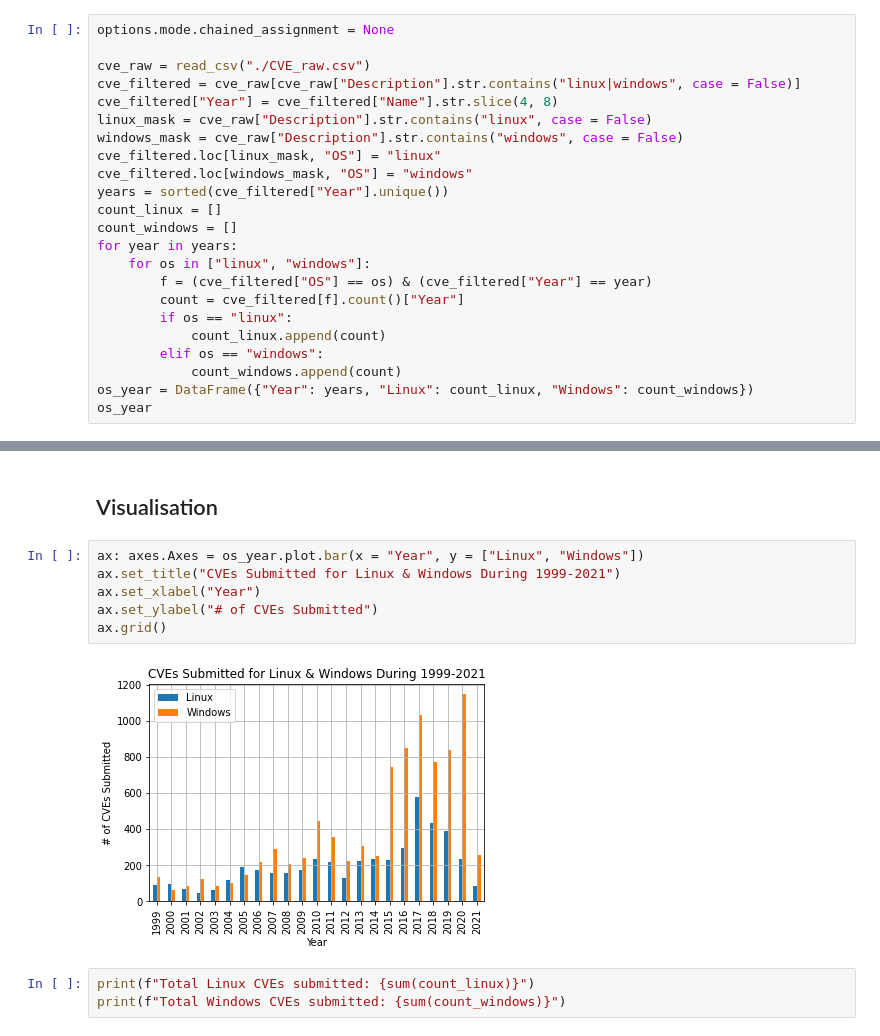
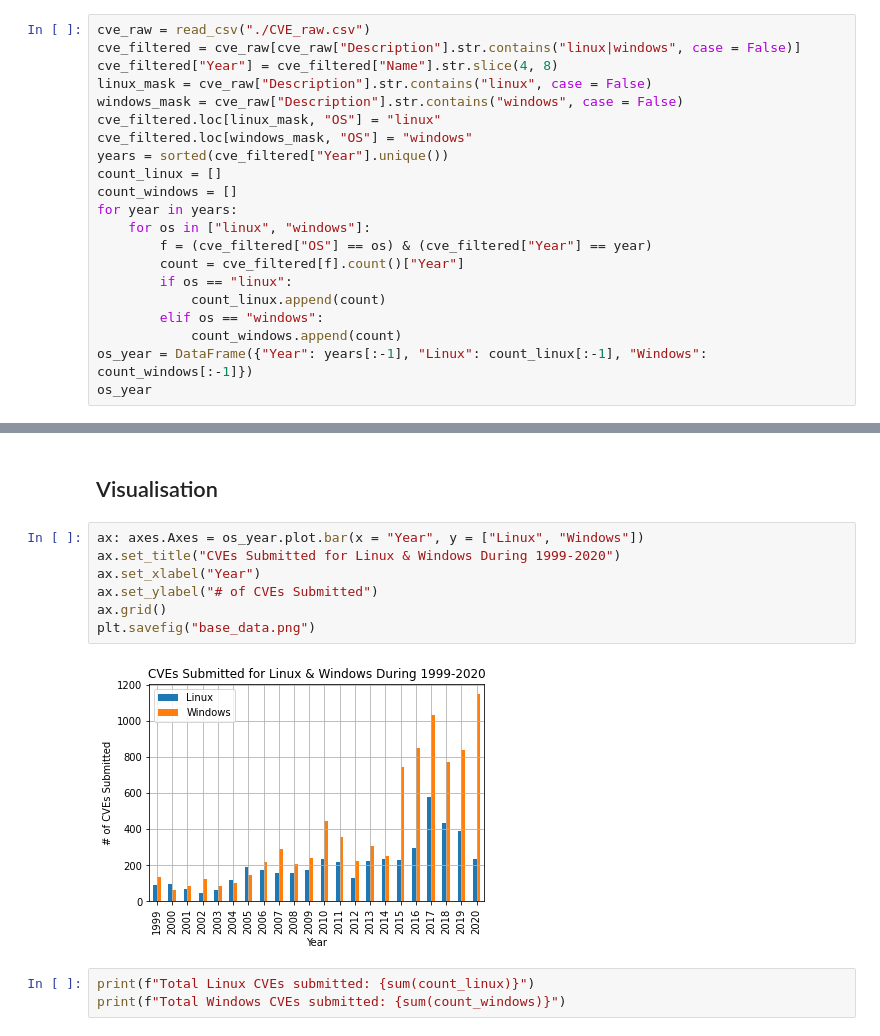
Before and after one commit to AppleGamer22/FIT2083, a Jupyter notebook: docs/wrangler.ipynb, the cells around one changed output, grey strips where cells are left out. Saved outputs shown, nothing was run; the diff lists cells and outputs as text.

```diff
--- a/docs/wrangler.ipynb
+++ b/docs/wrangler.ipynb
@@ -7,8 +9,6 @@ from matplotlib import pyplot as plt, axes
 # %% [markdown]
 ## Wrangling
 # %%
-options.mode.chained_assignment = None
-
 cve_raw = read_csv("./CVE_raw.csv")
 cve_filtered = cve_raw[cve_raw["Description"].str.contains("linux|windows", case = False)]
 cve_filtered["Year"] = cve_filtered["Name"].str.slice(4, 8)
@@ -27,7 +27,7 @@ for year in years:
             count_linux.append(count)
         elif os == "windows":
             count_windows.append(count)
-os_year = DataFrame({"Year": years, "Linux": count_linux, "Windows": count_windows})
+os_year = DataFrame({"Year": years[:-1], "Linux": count_linux[:-1], "Windows": count_windows[:-1]})
 os_year
 # %% [output]
 |  | Year | Linux | Windows |
@@ -65,12 +65,13 @@ os_year.describe()
 ## Visualisation
 # %%
 ax: axes.Axes = os_year.plot.bar(x = "Year", y = ["Linux", "Windows"])
-ax.set_title("CVEs Submitted for Linux & Windows During 1999-2021")
+ax.set_title("CVEs Submitted for Linux & Windows During 1999-2020")
 ax.set_xlabel("Year")
 ax.set_ylabel("# of CVEs Submitted")
 ax.grid()
+plt.savefig("base_data.png")
 # %% [output]
-[figure, old version]
+[figure, new version]
 # %%
 print(f"Total Linux CVEs submitted: {sum(count_linux)}")
 print(f"Total Windows CVEs submitted: {sum(count_windows)}")
```
Also changed, not shown: parts of 3 cells of this notebook, 8 other files.
